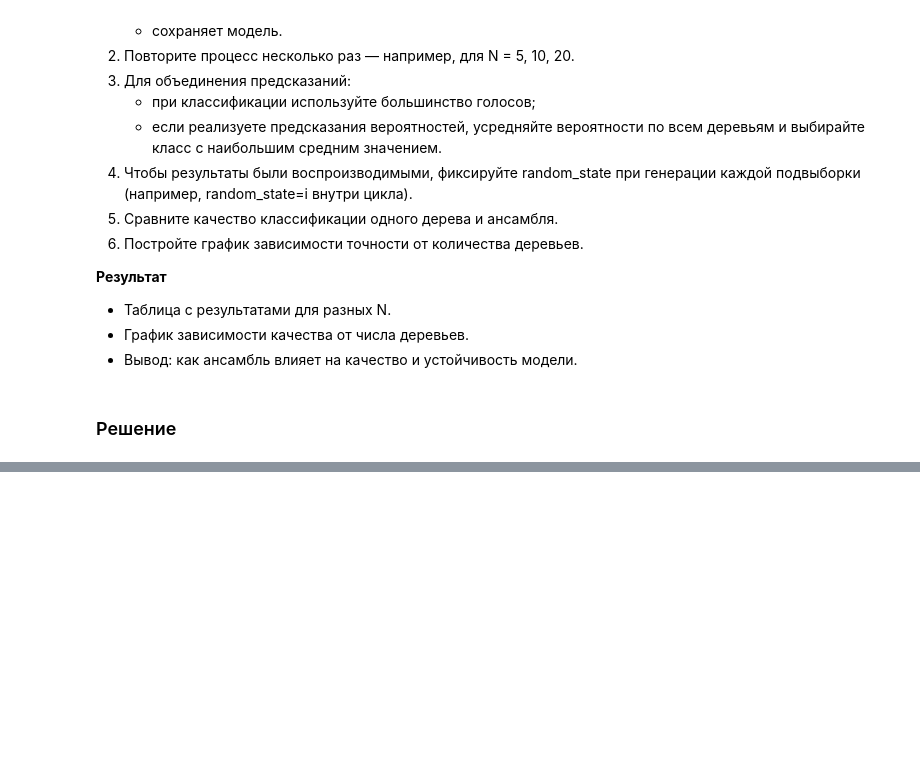
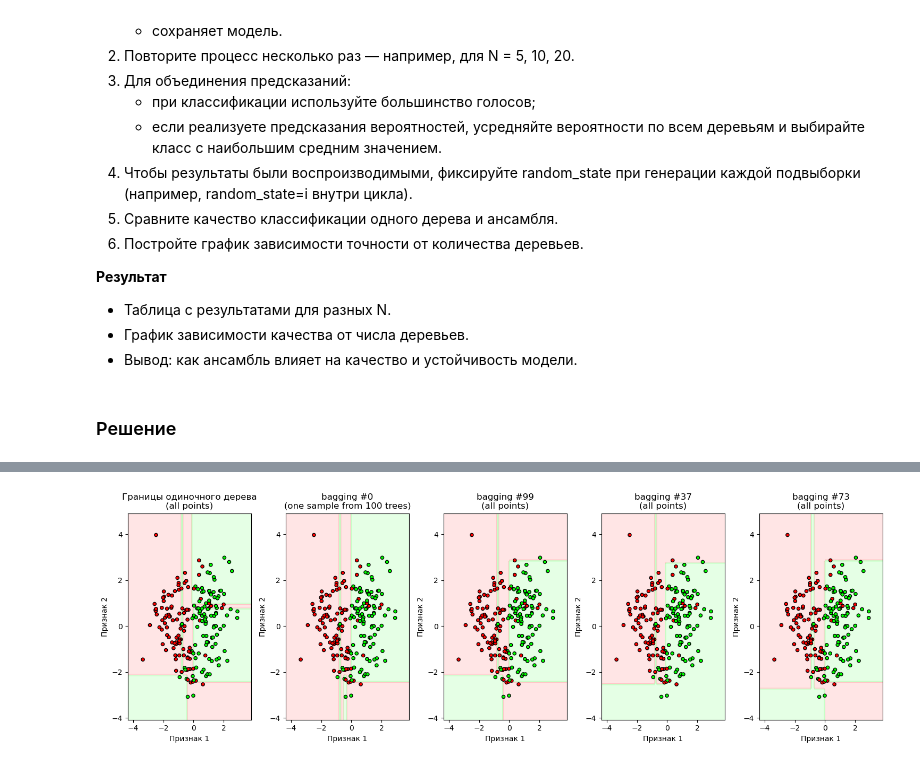
Before and after one commit to iTonyJah/DataScience, a Jupyter notebook: Edu/a-math/a-math_final_project.ipynb, the cells around one changed output, grey strips where cells are left out. Cells and saved outputs as stored; diff of their text form; code cells hidden in the pictures; blank space fills up the shorter version.

```diff
--- a/Edu/a-math/a-math_final_project.ipynb
+++ b/Edu/a-math/a-math_final_project.ipynb
@@ -415,0 +553,16 @@ Sklearn DecisionTree                   0.9              0.825             0.885
+# %%
+# выбираем глубину с самой низкой точностью (для проверки бэггинга)
+for i in range(1, 13):
+
+    # Обучение нашей модели
+    decision_tree = build_decision_tree(X_train, y_train, max_depth=i, criterion=criterion,)
+
+    # Предсказания
+    y_train_pred_custom = predict(decision_tree, X_train)
+    y_test_pred_custom = predict(decision_tree, X_test)
+    y_total_pred_custom = predict(decision_tree, X)
+
+    display((
+        accuracy_score(y_train, y_train_pred_custom),
+        accuracy_score(y_test, y_test_pred_custom),
+    ))
@@ -415,0 +582,3 @@ Sklearn DecisionTree                   0.9              0.825             0.885
+# %%
+# самая низкая точнотсть 0.75
+max_depth_lowest_accuracy = 4
@@ -415,0 +768,24 @@ Sklearn DecisionTree                   0.9              0.825             0.885
+# %%
+# Создание графиков
+fig, axes = plt.subplots(1, 5, figsize=(15, 5))
+
+# Визуализация одиночного дерева
+plot_decision_boundaries(decision_tree_max_depth_four, X, y,
+                        'Границы одиночного дерева\n(all points)', axes[0])
+# Визуализация для бэггинга
+plot_decision_boundaries(bag_trees[0], X, y,
+                        'bagging #0\n(one sample from 100 trees)', axes[1])
+
+plot_decision_boundaries(bag_trees[99], X, y,
+                        'bagging #99\n(all points)', axes[2])
+
+plot_decision_boundaries(bag_trees[37], X, y,
+                        'bagging #37\n(all points)', axes[3])
+
+plot_decision_boundaries(bag_trees[73], X, y,
+                        'bagging #73\n(all points)', axes[4])
+
+plt.tight_layout()
+plt.show()
+# %% [output]
+[figure, added]
```
Also changed, not shown: parts of 27 cells of this notebook, 2 other files.
